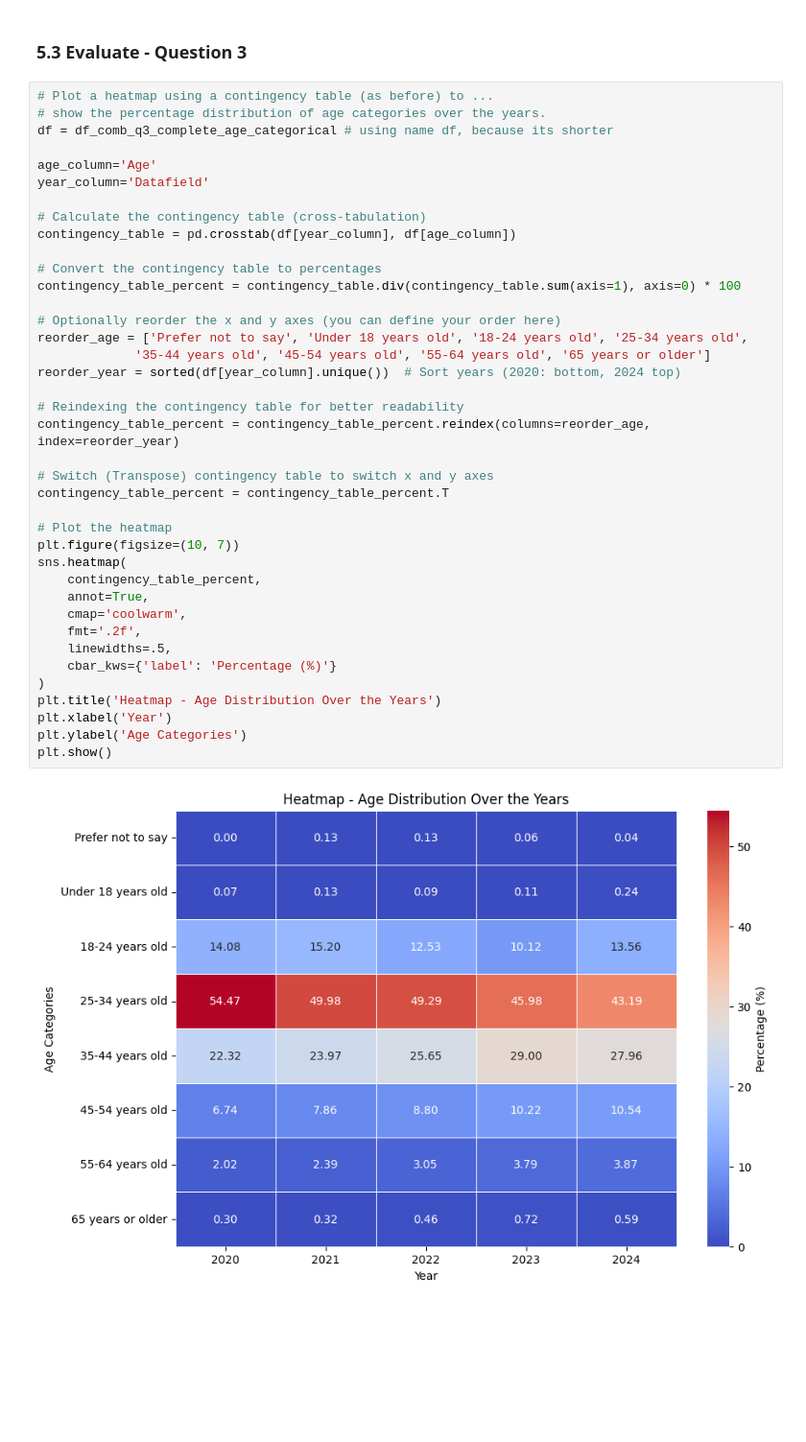
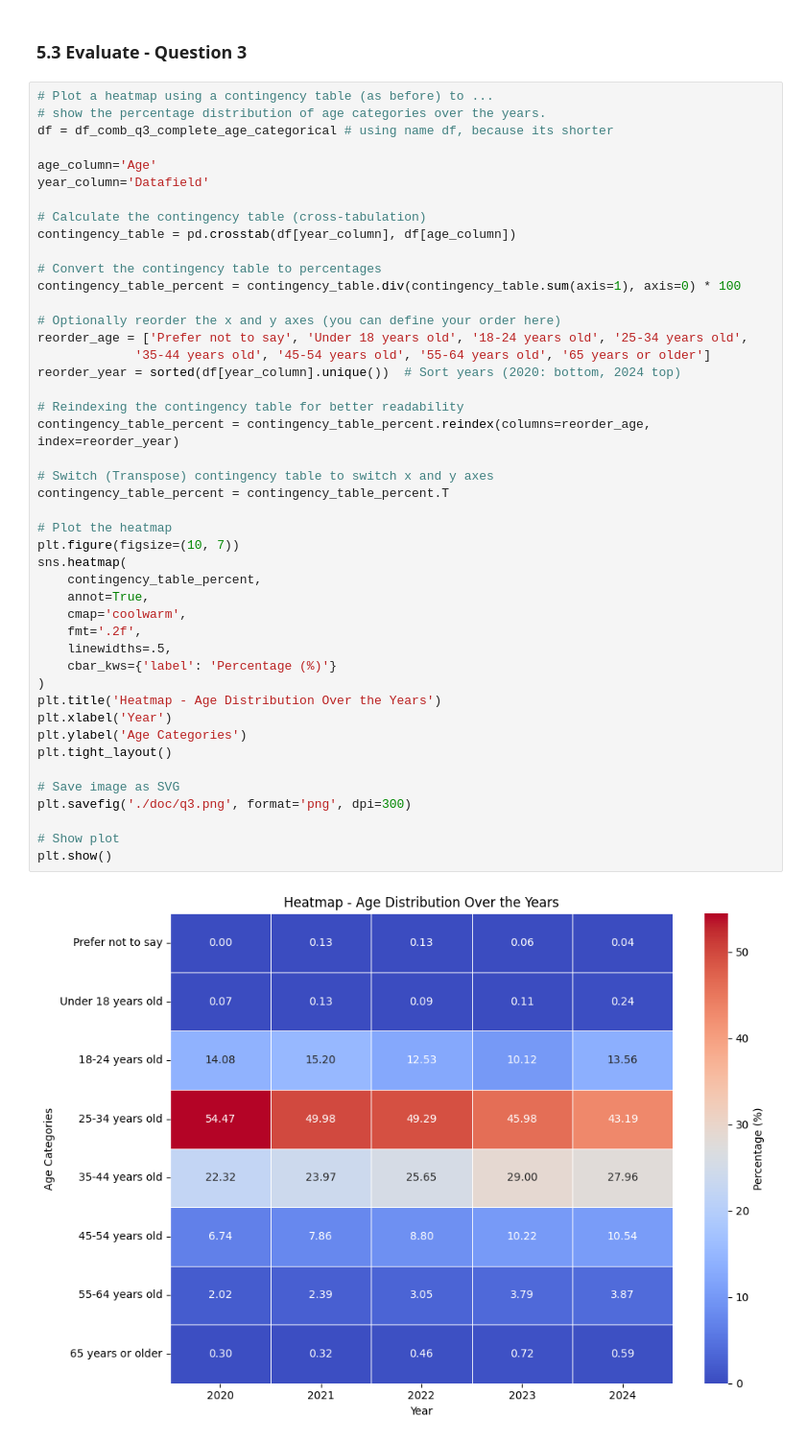
Before and after one commit to Enginamics/stackoverflow_survey_analysis, a Jupyter notebook: stackoverflow_survey_analysis.ipynb, the cells around one changed output. Shown: that part at 96% size. Cells and saved outputs as stored; diff of their text form; blank space fills up the shorter version.

```diff
--- a/stackoverflow_survey_analysis.ipynb
+++ b/stackoverflow_survey_analysis.ipynb
@@ -1279,31 +1294,37 @@ contingency_table = pd.crosstab(df[year_column], df[age_column])
 
 # Convert the contingency table to percentages
 contingency_table_percent = contingency_table.div(contingency_table.sum(axis=1), axis=0) * 100
 
 # Optionally reorder the x and y axes (you can define your order here)
 reorder_age = ['Prefer not to say', 'Under 18 years old', '18-24 years old', '25-34 years old',
              '35-44 years old', '45-54 years old', '55-64 years old', '65 years or older']
 reorder_year = sorted(df[year_column].unique())  # Sort years (2020: bottom, 2024 top)
 
 # Reindexing the contingency table for better readability
 contingency_table_percent = contingency_table_percent.reindex(columns=reorder_age, index=reorder_year)
 
 # Switch (Transpose) contingency table to switch x and y axes
 contingency_table_percent = contingency_table_percent.T
 
 # Plot the heatmap
 plt.figure(figsize=(10, 7))
 sns.heatmap(
     contingency_table_percent,
     annot=True,
     cmap='coolwarm',
     fmt='.2f',
     linewidths=.5,
     cbar_kws={'label': 'Percentage (%)'}
 )
 plt.title('Heatmap - Age Distribution Over the Years')
 plt.xlabel('Year')
 plt.ylabel('Age Categories')
+plt.tight_layout()
+
+# Save image as SVG
+plt.savefig('./doc/q3.png', format='png', dpi=300)
+
+# Show plot
 plt.show()
 # %% [output]
-[figure, old version]
+[figure, new version]
```
Also changed, not shown: parts of 6 cells of this notebook, 5 other files.
